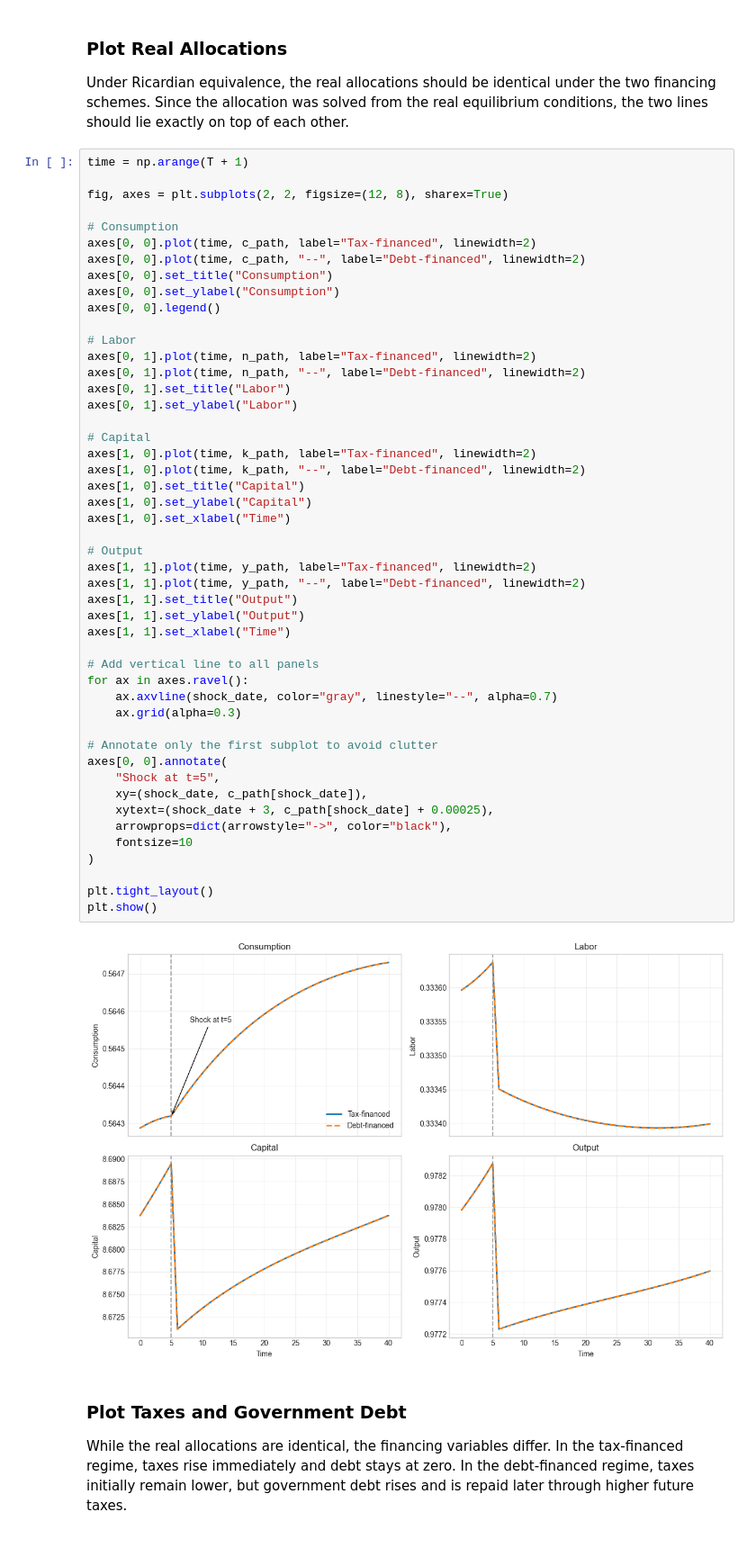
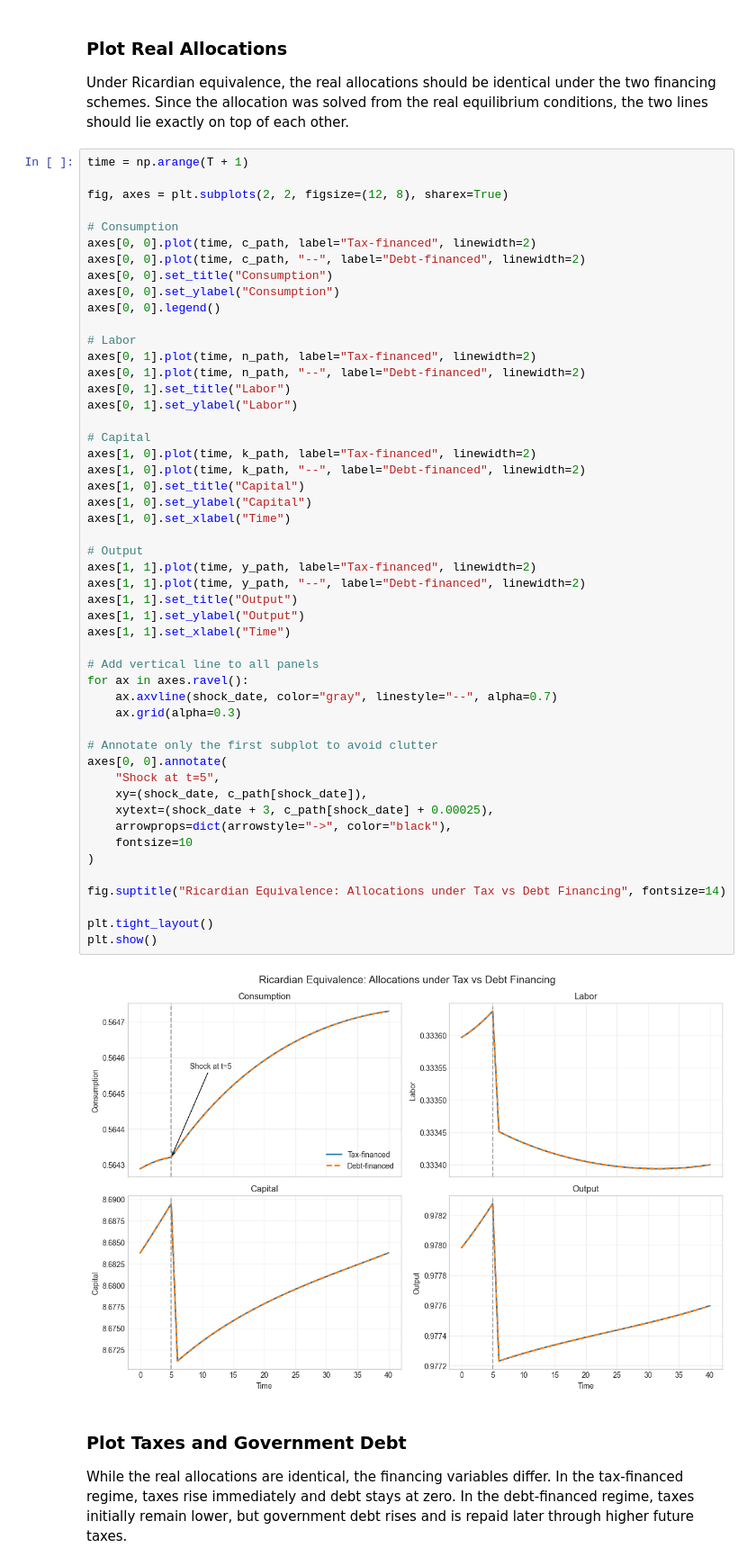
Before and after one commit to shaniihiiew/FE5213-Project-Group-4, a Jupyter notebook: ricardian_equivalence_3.1.ipynb, the cells around one changed output. Shown at 90% size. Saved outputs shown, nothing was run; the diff lists cells and outputs as text.

```diff
--- a/ricardian_equivalence_3.1.ipynb
+++ b/ricardian_equivalence_3.1.ipynb
@@ -610,34 +610,36 @@ axes[0, 1].set_ylabel("Labor")
 axes[1, 0].plot(time, k_path, label="Tax-financed", linewidth=2)
 axes[1, 0].plot(time, k_path, "--", label="Debt-financed", linewidth=2)
 axes[1, 0].set_title("Capital")
 axes[1, 0].set_ylabel("Capital")
 axes[1, 0].set_xlabel("Time")
 
 # Output
 axes[1, 1].plot(time, y_path, label="Tax-financed", linewidth=2)
 axes[1, 1].plot(time, y_path, "--", label="Debt-financed", linewidth=2)
 axes[1, 1].set_title("Output")
 axes[1, 1].set_ylabel("Output")
 axes[1, 1].set_xlabel("Time")
 
 # Add vertical line to all panels
 for ax in axes.ravel():
     ax.axvline(shock_date, color="gray", linestyle="--", alpha=0.7)
     ax.grid(alpha=0.3)
 
 # Annotate only the first subplot to avoid clutter
 axes[0, 0].annotate(
     "Shock at t=5",
     xy=(shock_date, c_path[shock_date]),
     xytext=(shock_date + 3, c_path[shock_date] + 0.00025),
     arrowprops=dict(arrowstyle="->", color="black"),
     fontsize=10
 )
 
+fig.suptitle("Ricardian Equivalence: Allocations under Tax vs Debt Financing", fontsize=14)
+
 plt.tight_layout()
 plt.show()
 # %% [output]
-[figure, old version]
+[figure, new version]
 # %% [markdown]
 ### Plot Taxes and Government Debt
 
```
Also changed, not shown: parts of 4 cells of this notebook.
